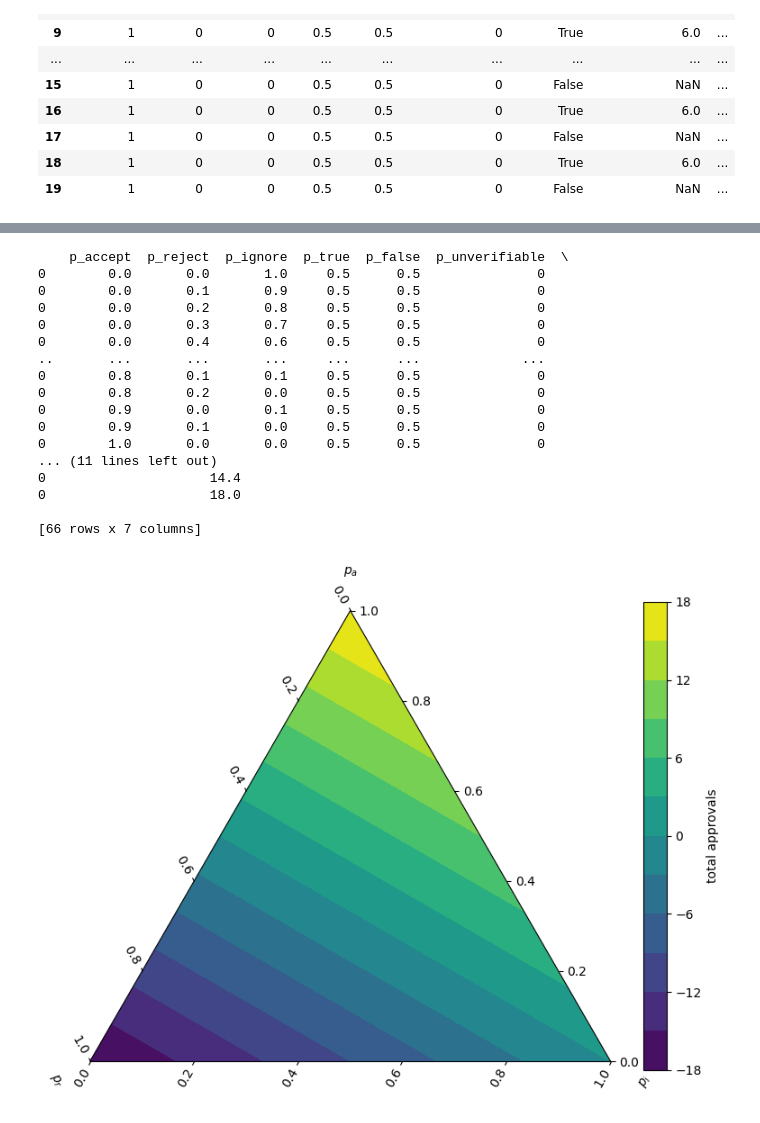
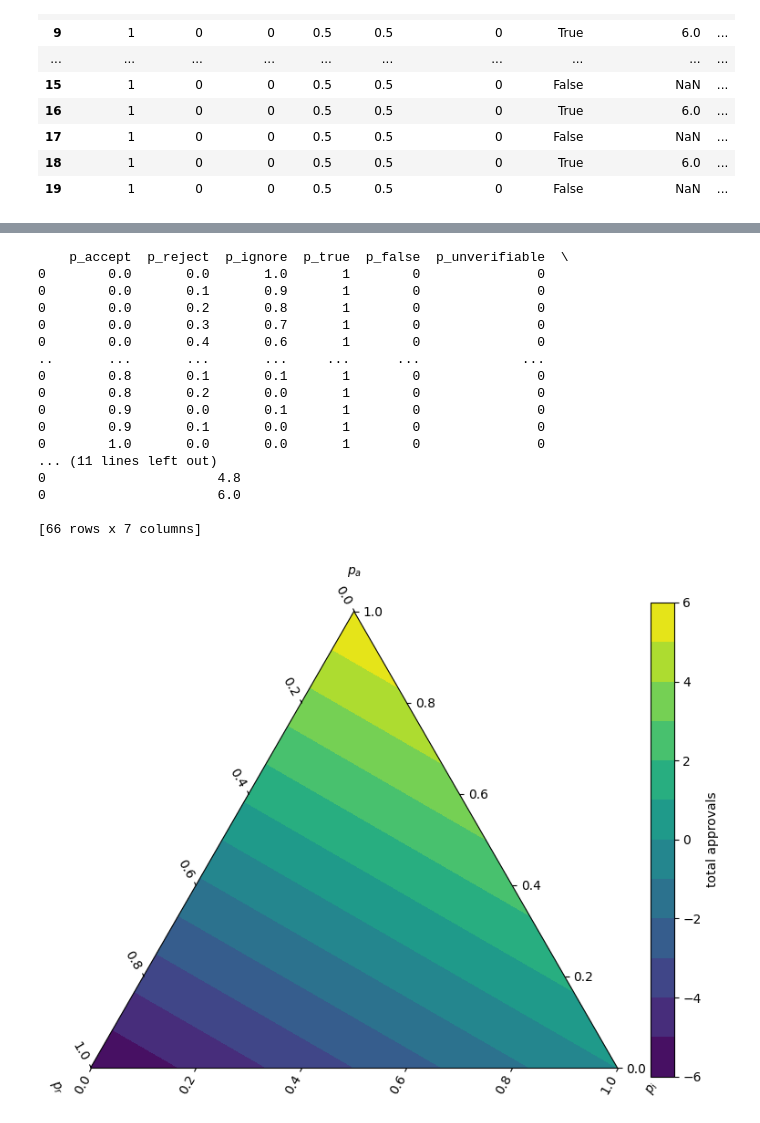
Before and after one commit to aidamanzano/tree-consensus-algoritms, a Jupyter notebook: simulations.ipynb, the cells around one changed output, grey strips where cells are left out. Cells and saved outputs as stored; diff of their text form; code cells hidden in the pictures.

```diff
--- a/simulations.ipynb
+++ b/simulations.ipynb
@@ -74,7 +74,7 @@ p_true = 1
 p_false = 0
 p_unverifiable = 0
 p_claim = [p_true, p_false, p_unverifiable]
-N=200
+N=5000
 environment_bounds=[[0, 1], [0,1]]
 
 n_d = [2, 2, 0]
@@ -101,6 +101,6 @@ for p_accept in range(0, 110, 10):
         df = simulator(p_response , p_claim, h, n_d, t, agents, N)
 
         dfs.append(df)
-combined_df = pd.concat(dfs)
-print(combined_df)
+nd_2_2_h_2_5000_agent_simulator_df = pd.concat(dfs)
+print(nd_2_2_h_2_5000_agent_simulator_df)
 # %% [output]
@@ -157,12 +174,15 @@ import mpltern
 
 # Loading CSV
 #df = pd.read_csv("/Users/amm3117/Desktop/TPoP 3/Code/tree-consensus/tree-consensus-algoritms/agent-based-simulations/n200_combined_df.csv")  # Update path as needed
-df = combined_df
-
+df = nd_2_2_h_2_5000_agent_simulator_df
 
 # Filter valid trees and drop NaNs
 filtered_df = df[df["valid_tree"] == True].copy()
 filtered_df = filtered_df.dropna(subset=["responses_sum"])
+
+# Filter valid trees and drop NaNs
+#filtered_df = df[df["valid_tree"] == True].copy()
+#filtered_df = filtered_df.dropna(subset=["responses_sum"])
 
 # Extract values
 a = filtered_df["p_accept"].values
@@ -239,8 +259,8 @@ def v_simulator(p_response, p_claim, v) -> pd.DataFrame:
 
     return df
 # %%
-depth = 3
-n_d = [2, 2, 3]
+depth = 1
+n_d = [6, 0]
 p_claim = [p_true, p_false, p_unverifiable]
 
 dfs = []
@@ -257,55 +277,55 @@ for p_accept in range(0, 110, 10):
         v = e_approvals(n_d, depth, p_accept/100, p_reject/100)
         df = v_simulator(p_response, p_claim, v)
         dfs.append(df)
-combined_df = pd.concat(dfs)
-print(combined_df)
+model_df = pd.concat(dfs)
+print(model_df)
 # %% [output]
     p_accept  p_reject  p_ignore  p_true  p_false  p_unverifiable  \
-0        0.0       0.0       1.0     0.5      0.5               0
-0        0.0       0.1       0.9     0.5      0.5               0
-0        0.0       0.2       0.8     0.5      0.5               0
-0        0.0       0.3       0.7     0.5      0.5               0
-0        0.0       0.4       0.6     0.5      0.5               0
+0        0.0       0.0       1.0       1        0               0
+0        0.0       0.1       0.9       1        0               0
+0        0.0       0.2       0.8       1        0               0
+0        0.0       0.3       0.7       1        0               0
+0        0.0       0.4       0.6       1        0               0
 ..       ...       ...       ...     ...      ...             ...
-0        0.8       0.1       0.1     0.5      0.5               0
-0        0.8       0.2       0.0     0.5      0.5               0
-0        0.9       0.0       0.1     0.5      0.5               0
-0        0.9       0.1       0.0     0.5      0.5               0
-0        1.0       0.0       0.0     0.5      0.5               0
+0        0.8       0.1       0.1       1        0               0
+0        0.8       0.2       0.0       1        0               0
+0        0.9       0.0       0.1       1        0               0
+0        0.9       0.1       0.0       1        0               0
+0        1.0       0.0       0.0       1        0               0
 ... (11 lines left out)
-0                     14.4
-0                     18.0
+0                      4.8
+0                      6.0
 
 [66 rows x 7 columns]
 # %%
 import pandas as pd
 import matplotlib.pyplot as plt
 import mpltern
 
 # Loading CSV
 
-df = combined_df
+
 
 
 # Extract values
-a = combined_df["p_accept"].values
-b = combined_df["p_reject"].values
-c = combined_df["p_ignore"].values
-z = combined_df["expected responses sum"].values
+a = model_df["p_accept"].values
+b = model_df["p_reject"].values
+c = model_df["p_ignore"].values
+z = model_df["expected responses sum"].values
 
 # Plot
 fig = plt.figure(figsize=(8, 6))
 ax = fig.add_subplot(projection='ternary')
 
 t = ax.tricontourf(a, b, c, z, levels=12, cmap="viridis")
 
 ax.set_tlabel(r'$p_a$')
 ax.set_llabel(r'$p_r$')
 ax.set_rlabel(r'$p_i$')
 #ax.set_title("Ternary Contour Plot (responses_sum | valid_tree=True)")
 
 fig.colorbar(t, ax=ax, label="total approvals")
 plt.tight_layout()
 plt.show()
 # %% [output]
-[figure, old version]
+[figure, new version]
```
Also changed, not shown: parts of 4 cells of this notebook, 6 other files.
